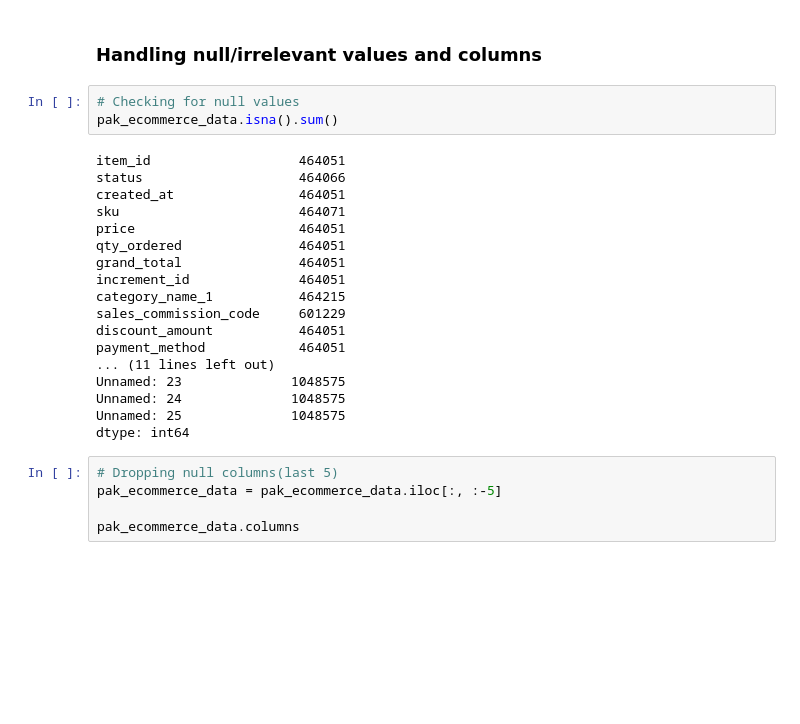
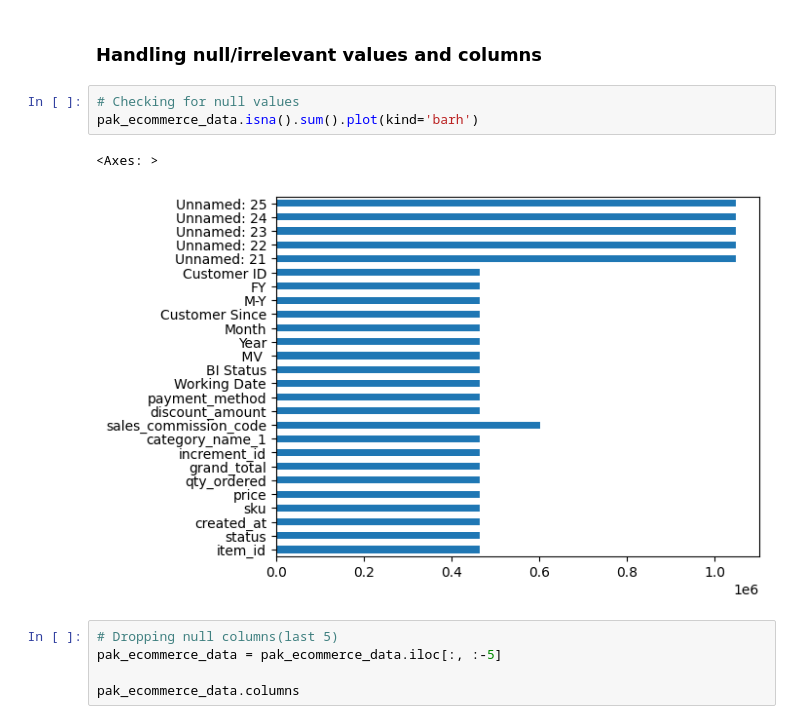
Before and after one commit to ali-bin-kashif/Pakistan-ECommerce-Dataset-EDA, a Jupyter notebook: eda-pak-ecommerce.ipynb, the cells around one changed output. Saved outputs shown, nothing was run; the diff lists cells and outputs as text; blank space fills up the shorter version.

```diff
--- a/eda-pak-ecommerce.ipynb
+++ b/eda-pak-ecommerce.ipynb
@@ -122,25 +123,10 @@ memory usage: 208.0+ MB
 ### Handling null/irrelevant values and columns
 # %%
 # Checking for null values
-pak_ecommerce_data.isna().sum()
+pak_ecommerce_data.isna().sum().plot(kind='barh')
 # %% [output]
-item_id                   464051
-status                    464066
-created_at                464051
-sku                       464071
-price                     464051
-qty_ordered               464051
-grand_total               464051
-increment_id              464051
-category_name_1           464215
-sales_commission_code     601229
-discount_amount           464051
-payment_method            464051
-... (11 lines left out)
-Unnamed: 23              1048575
-Unnamed: 24              1048575
-Unnamed: 25              1048575
-dtype: int64
+<Axes: >
+[figure, added]
 # %%
 # Dropping null columns(last 5)
 pak_ecommerce_data = pak_ecommerce_data.iloc[:, :-5]
```
Also changed, not shown: parts of 17 cells of this notebook.
